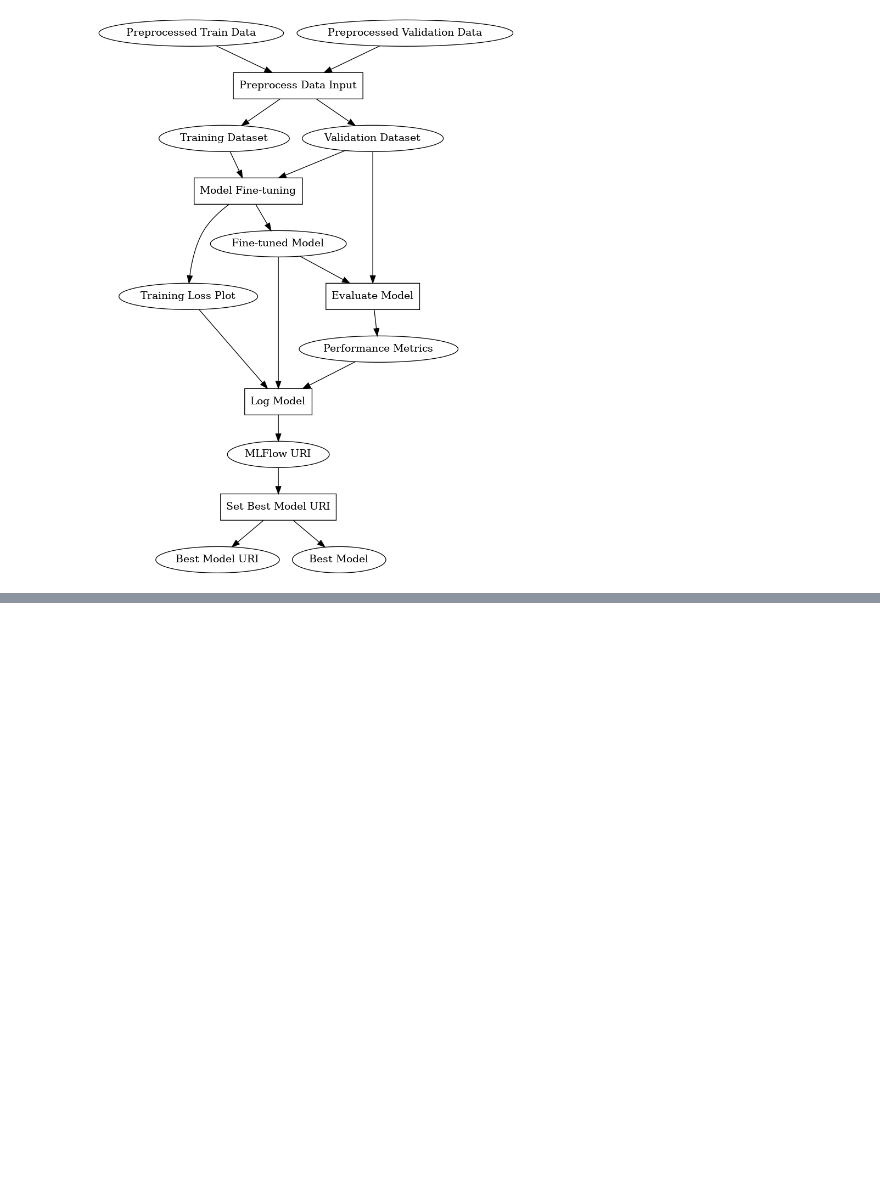
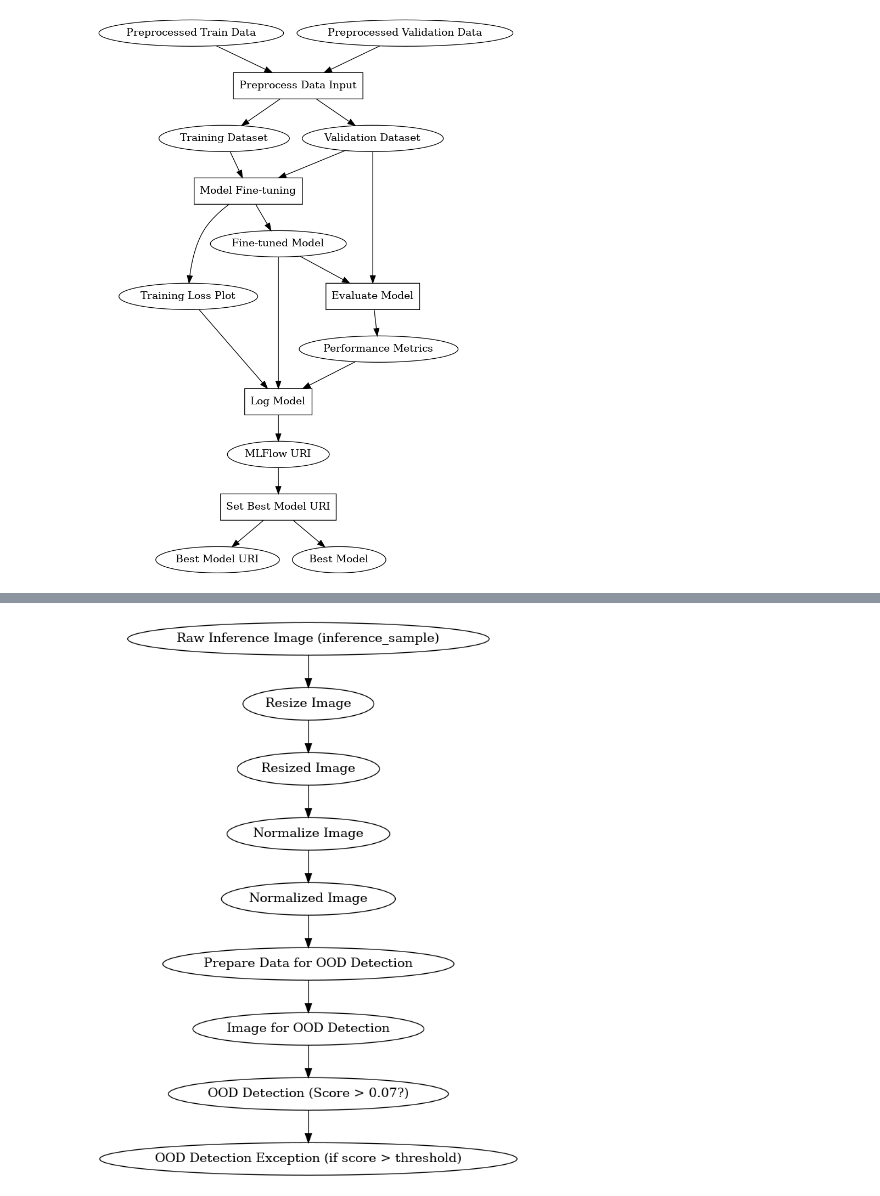
Before and after one commit to SaiMadhavanG/onco-derm-ai, a Jupyter notebook: docs/cards/mlops-card.ipynb, the cells around one changed output, grey strips where cells are left out. Cells and saved outputs as stored; diff of their text form; code cells hidden in the pictures; blank space fills up the shorter version.

```diff
--- a/docs/cards/mlops-card.ipynb
+++ b/docs/cards/mlops-card.ipynb
@@ -447,0 +730,34 @@ Image(filename="./images/Model_Training_Pipeline_Diagram.png")
+# %%
+from graphviz import Digraph
+
+# Create a directed graph for the Inference Data Preprocessing pipeline
+dot = Digraph(comment="Inference Data Preprocessing Pipeline")
+
+# Add nodes for each stage
+dot.node("A", "Raw Inference Image (inference_sample)")
+dot.node("B", "Resize Image")
+dot.node("C", "Resized Image")
+dot.node("D", "Normalize Image")
+dot.node("E", "Normalized Image")
+dot.node("F", "Prepare Data for OOD Detection")
+dot.node("G", "Image for OOD Detection")
+dot.node("H", "OOD Detection (Score > 0.07?)")
+dot.node("I", "OOD Detection Exception (if score > threshold)")
+
+# Add edges between the nodes
+dot.edge("A", "B")
+dot.edge("B", "C")
+dot.edge("C", "D")
+dot.edge("D", "E")
+dot.edge("E", "F")
+dot.edge("F", "G")
+dot.edge("G", "H")
+dot.edge("H", "I")
+
+# Save the graph to a file and render as an image
+output_path = "./images/inference_data_preprocessing_pipeline"
+dot.render(output_path, format="png", cleanup=True)
+
+Image(filename=output_path + ".png")
+# %% [output]
+[figure, added]
```
Also changed, not shown: parts of 15 cells of this notebook, 12 other files.
